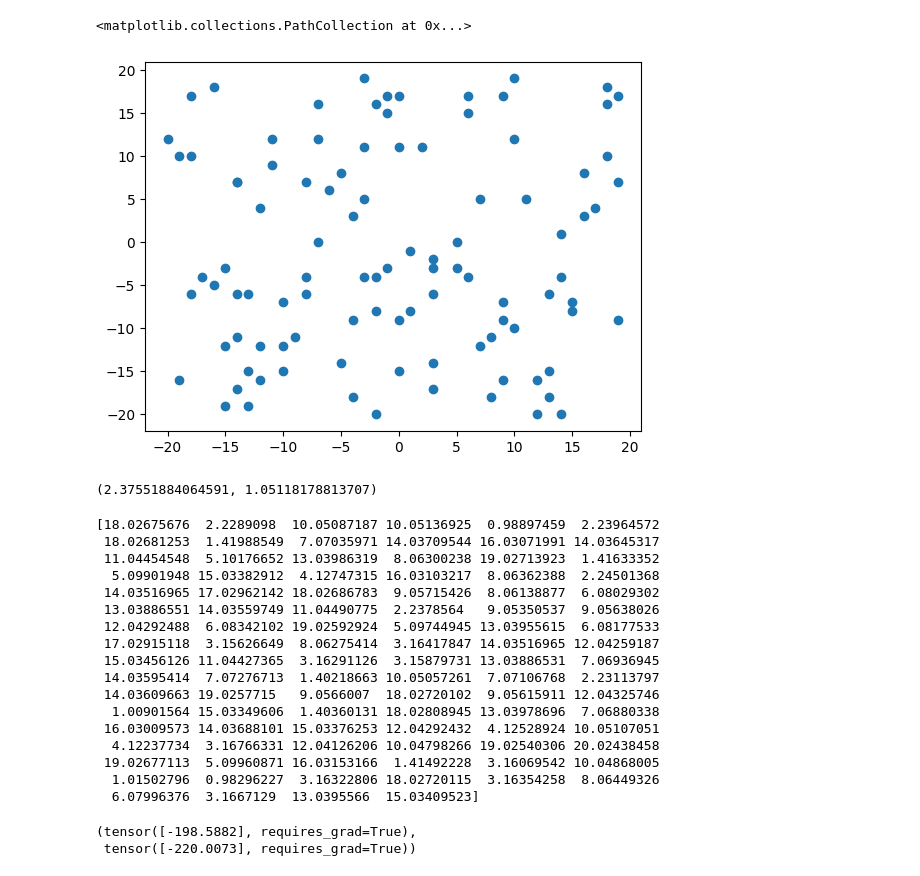
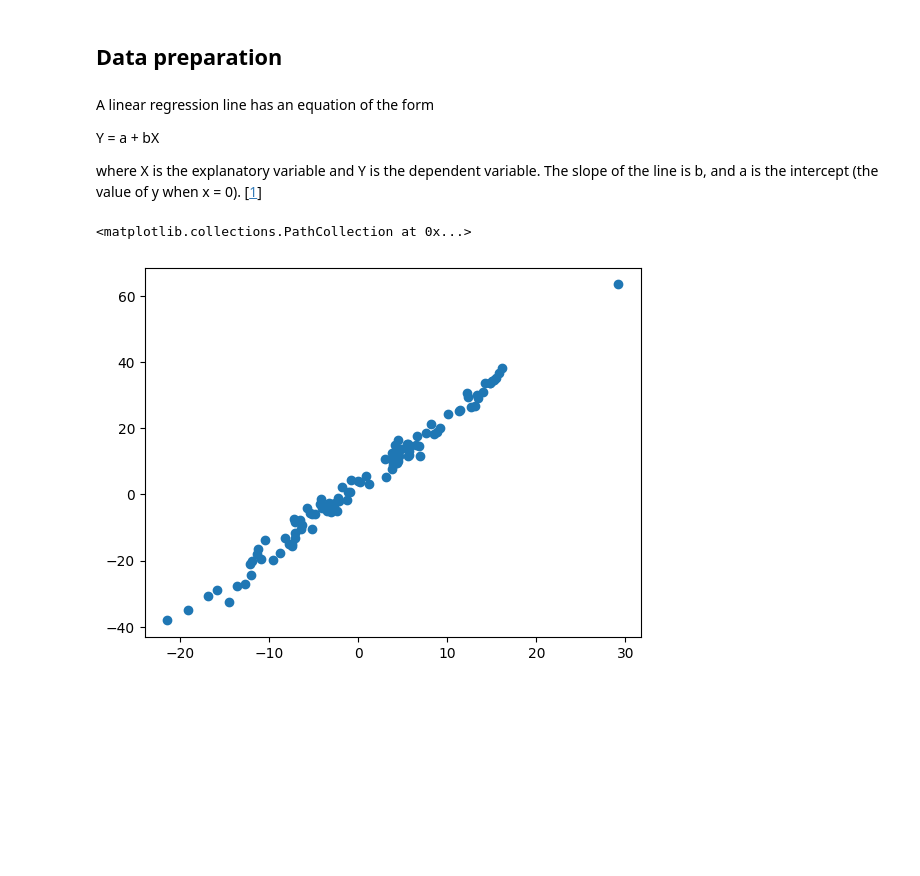
Before and after one commit to T4ras123/Learning-ML, a Jupyter notebook: linear_regression.ipynb, the cells around one changed output. Cells and saved outputs as stored; diff of their text form; code cells hidden in the pictures; blank space fills up the shorter version.

```diff
--- a/linear_regression.ipynb
+++ b/linear_regression.ipynb
@@ -8,48 +9,16 @@ y = data_points[100:]
+# %% [markdown]
+## Data preparation
+# %% [markdown]
+A linear regression line has an equation of the form
+
+Y = a + bX
+
+where X is the explanatory variable and Y is the dependent variable. The slope of the line is b, and a is the intercept (the value of y when x = 0). [[1](http://www.stat.yale.edu/Courses/1997-98/101/linreg.htm)]
+# %%
+X = torch.randn(100, 1) * 10
+Y = 2 * X + 3 + torch.randn(100, 1) * 2
 # %%
-plt.scatter(x, y)
+plt.scatter(X, Y)
 # %% [output]
 <matplotlib.collections.PathCollection at 0x...>
-[figure, old version]
+[figure, new version]
-# %%
-a = np.random.random()*3
-b = np.random.random()*3
-# y = a*x + b
-a ,b
-# %% [output]
-(2.37551884064591, 1.05118178813707)
-# %%
-max_iters = 1000
-
-for _ in range(max_iters):
-
-    dist = np.abs(a*x + y+b)/np.sqrt(a**2 + b**2).sum()
-    da = x
-    db = 1
-    a -= da
-    b -= db
-
-
-print(dist)
-# %% [output]
-[18.02675676  2.2289098  10.05087187 10.05136925  0.98897459  2.23964572
- 18.02681253  1.41988549  7.07035971 14.03709544 16.03071991 14.03645317
- 11.04454548  5.10176652 13.03986319  8.06300238 19.02713923  1.41633352
-  5.09901948 15.03382912  4.12747315 16.03103217  8.06362388  2.24501368
- 14.03516965 17.02962142 18.02686783  9.05715426  8.06138877  6.08029302
- 13.03886551 14.03559749 11.04490775  2.2378564   9.05350537  9.05638026
- 12.04292488  6.08342102 19.02592924  5.09744945 13.03955615  6.08177533
- 17.02915118  3.15626649  8.06275414  3.16417847 14.03516965 12.04259187
- 15.03456126 11.04427365  3.16291126  3.15879731 13.03886531  7.06936945
- 14.03595414  7.07276713  1.40218663 10.05057261  7.07106768  2.23113797
- 14.03609663 19.0257715   9.0566007  18.02720102  9.05615911 12.04325746
-  1.00901564 15.03349606  1.40360131 18.02808945 13.03978696  7.06880338
- 16.03009573 14.03688101 15.03376253 12.04292432  4.12528924 10.05107051
-  4.12237734  3.16766331 12.04126206 10.04798266 19.02540306 20.02438458
- 19.02677113  5.09960871 16.03153166  1.41492228  3.16069542 10.04868005
-  1.01502796  0.98296227  3.16322806 18.02720115  3.16354258  8.06449326
-  6.07996376  3.1667129  13.0395566  15.03409523]
-# %%
-a ,b
-# %% [output]
-(tensor([-198.5882], requires_grad=True),
- tensor([-220.0073], requires_grad=True))
```
Also changed, not shown: parts of 11 cells of this notebook.
